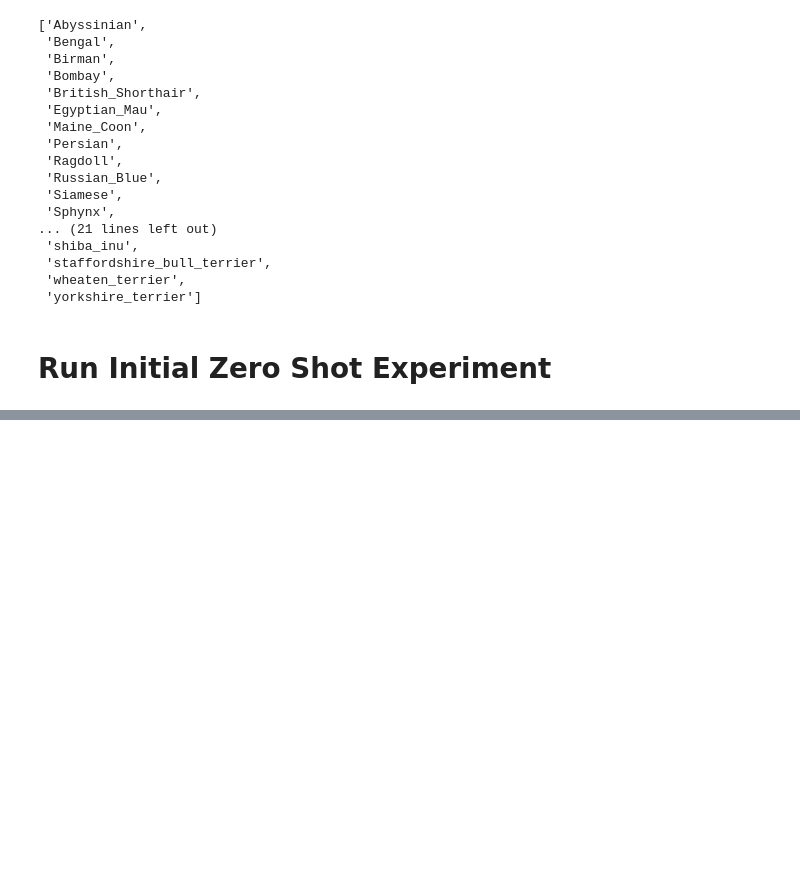
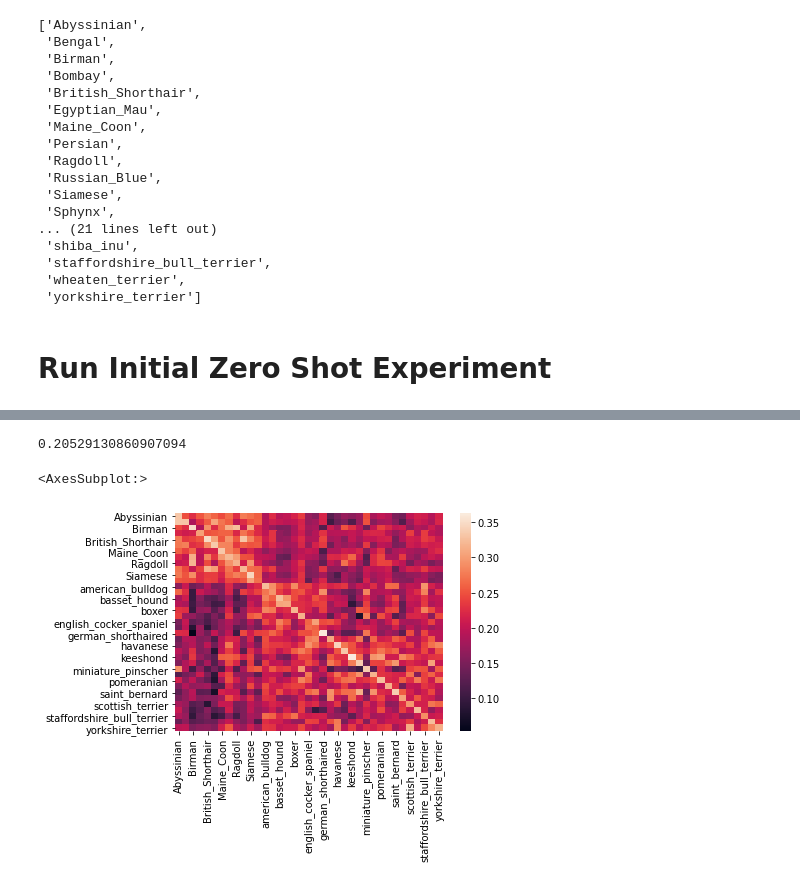
Before and after one commit to bdevnani3/vis_lang, a Jupyter notebook: efficient_finetuning/notebooks/Oxford_Pets.ipynb, the cells around one changed output, grey strips where cells are left out. Drawn from its saved outputs; the diff is of its cells as text; code cells hidden in the pictures; blank space fills up the shorter version.

```diff
--- a/efficient_finetuning/notebooks/Oxford_Pets.ipynb
+++ b/efficient_finetuning/notebooks/Oxford_Pets.ipynb
@@ -287,0 +657,11 @@ len(os.listdir(os.path.join(data_dir, 'test'))), len(dataset_obj.classes)
+# %%
+template = 'This is a photo of a {}, a pet.'
+raw_zw = zeroshot_classifier(dataset_obj.classes,[template])
+# %%
+raw_similarities = cosine_similarity(image_encodings, raw_zw.T.cpu())
+print(raw_similarities.mean())
+sn.heatmap(pd.DataFrame(raw_similarities, columns=id2label.values(), index=id2label.values()))
+# %% [output]
+0.20529130860907094
+<AxesSubplot:>
+[figure, added]
```
Also changed, not shown: parts of 27 cells of this notebook, 1 other file.
